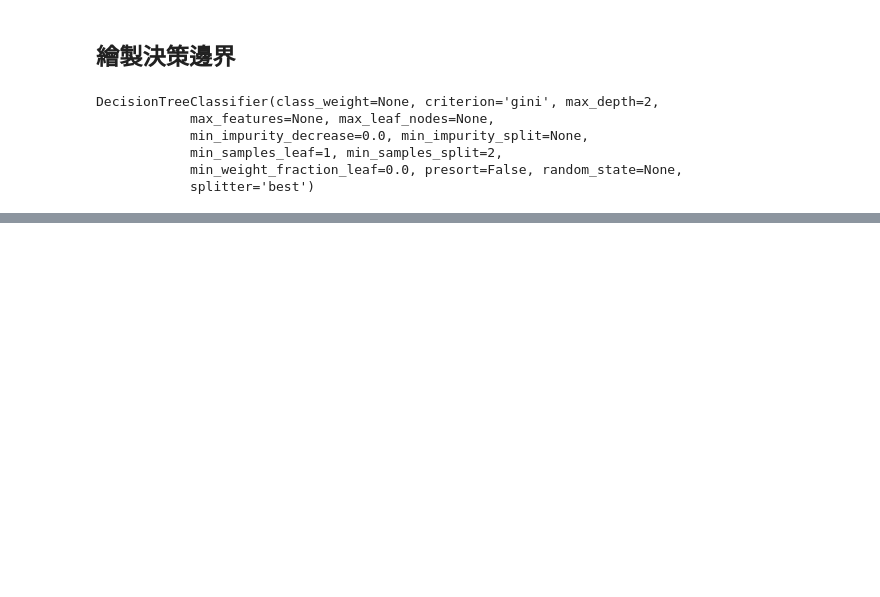
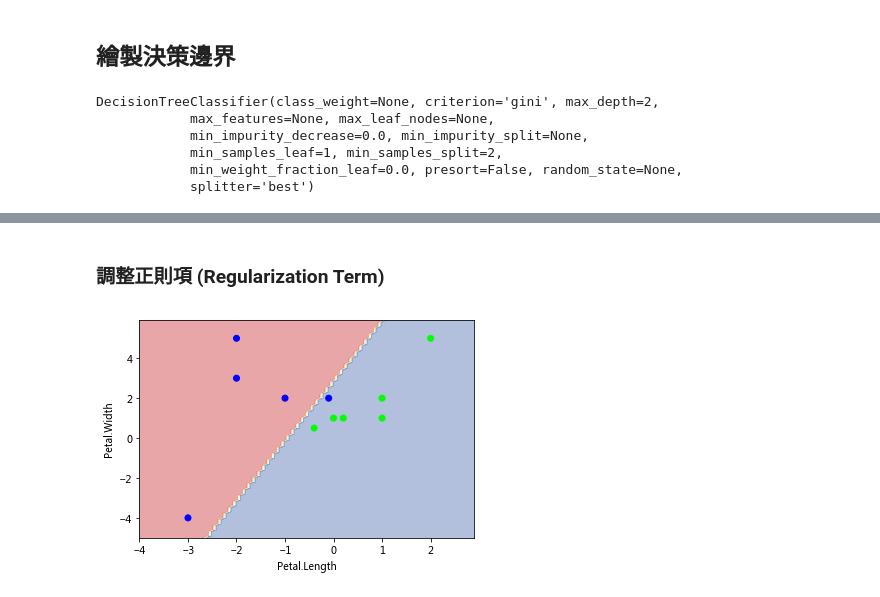
Before and after one commit to ywchiu/tibamepy, a Jupyter notebook: Demo20180311.ipynb, the cells around one changed output, grey strips where cells are left out. Drawn from its saved outputs; the diff is of its cells as text; code cells hidden in the pictures; blank space fills up the shorter version.

```diff
--- a/Demo20180311.ipynb
+++ b/Demo20180311.ipynb
@@ -150,0 +248,9 @@ plt.show()
+# %% [markdown]
+### 調整正則項 (Regularization Term)
+# %%
+# Large Margin
+clf=SVC(C=1.0,kernel='linear')
+clf.fit(X,Y)
+plot_estimator(clf,X,Y)
+# %% [output]
+[figure, added]
```
Also changed, not shown: parts of 27 cells of this notebook.
